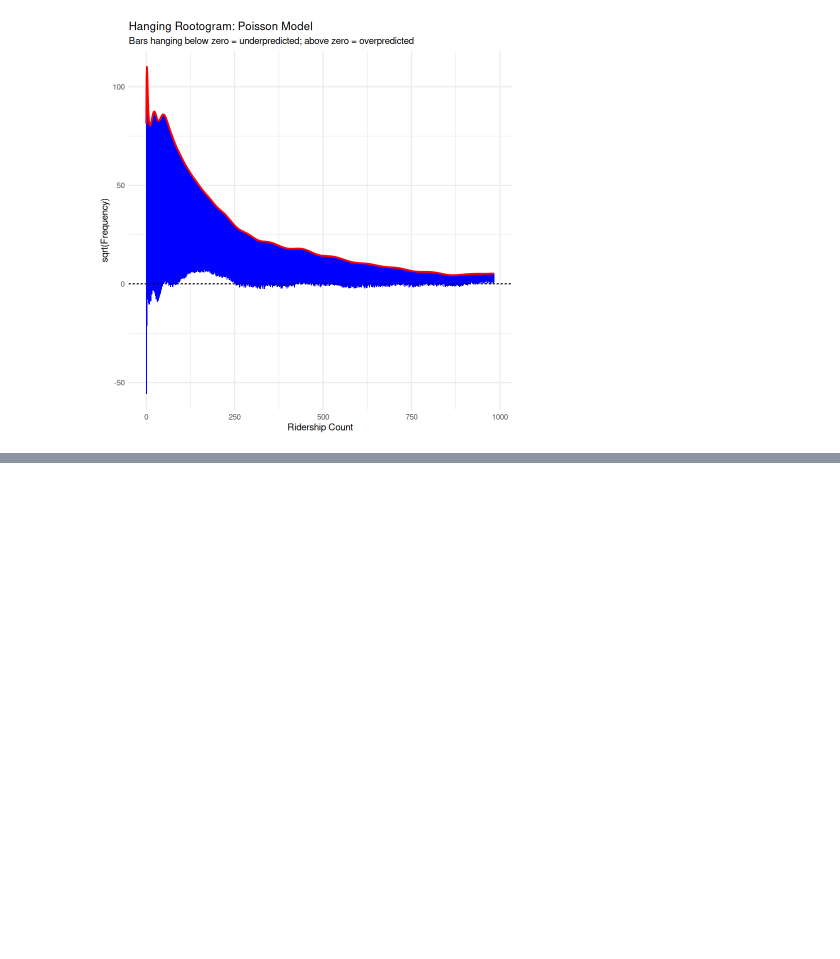
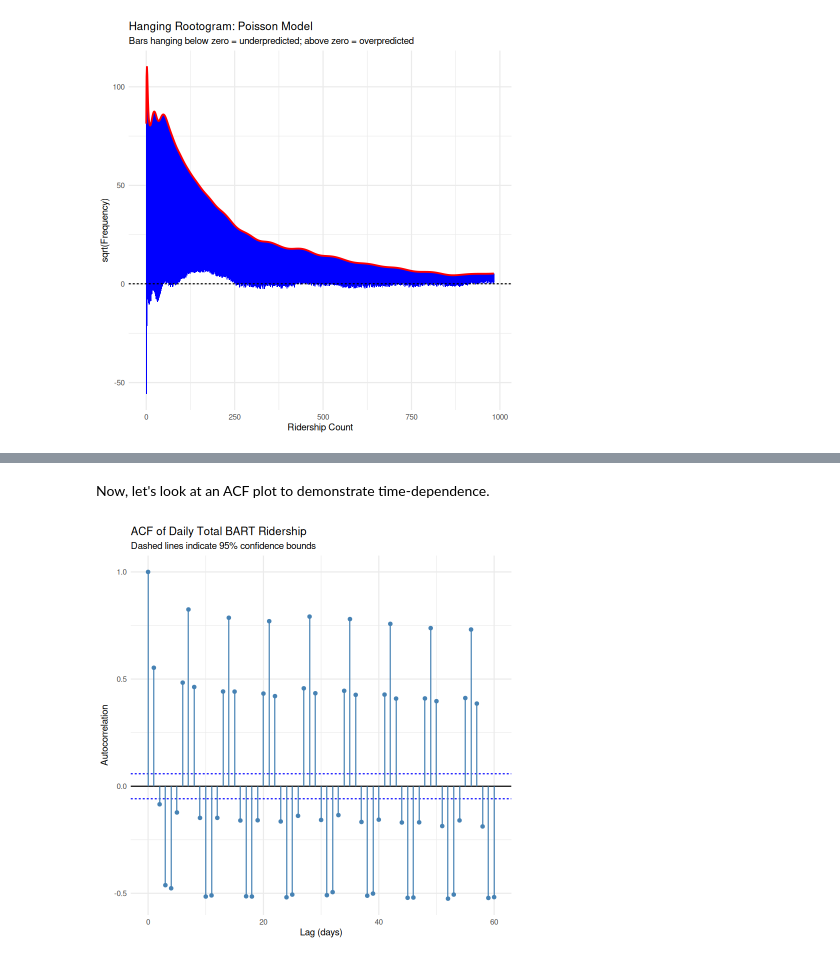
Before and after one commit to andreagalloro/230A-final-project, a Jupyter notebook: eda/model_analysis.ipynb, the cells around one changed output, grey strips where cells are left out. Drawn from its saved outputs; the diff is of its cells as text; code cells hidden in the pictures; blank space fills up the shorter version.

```diff
--- a/eda/model_analysis.ipynb
+++ b/eda/model_analysis.ipynb
@@ -411,0 +434,32 @@ ggplot(rootogram_df, aes(x = count)) +
+# %% [markdown]
+Now, let's look at an ACF plot to demonstrate time-dependence.
+# %%
+daily_ridership <- df %>%
+  group_by(date) %>%
+  summarise(total_ridership = sum(ridership), .groups = "drop") %>%
+  arrange(date)
+
+acf_values <- acf(daily_ridership$total_ridership, lag.max = 60, plot = FALSE)
+
+# Confidence interval threshold: +/- 1.96 / sqrt(n)
+ci <- qnorm(0.975) / sqrt(nrow(daily_ridership))
+
+acf_df <- tibble(
+  lag = as.numeric(acf_values$lag),
+  acf = as.numeric(acf_values$acf)
+)
+
+ggplot(acf_df, aes(x = lag, y = acf)) +
+  geom_hline(yintercept = 0, color = "black") +
+  geom_hline(yintercept = c(ci, -ci), linetype = "dashed", color = "blue") +
+  geom_segment(aes(xend = lag, yend = 0), color = "steelblue") +
+  geom_point(size = 1.5, color = "steelblue") +
+  labs(
+    title = "ACF of Daily Total BART Ridership",
+    subtitle = "Dashed lines indicate 95% confidence bounds",
+    x = "Lag (days)",
+    y = "Autocorrelation"
+  ) +
+  theme_minimal()
+# %% [output]
+[figure, added]
```
Also changed, not shown: parts of 2 cells of this notebook, 2 other files.
